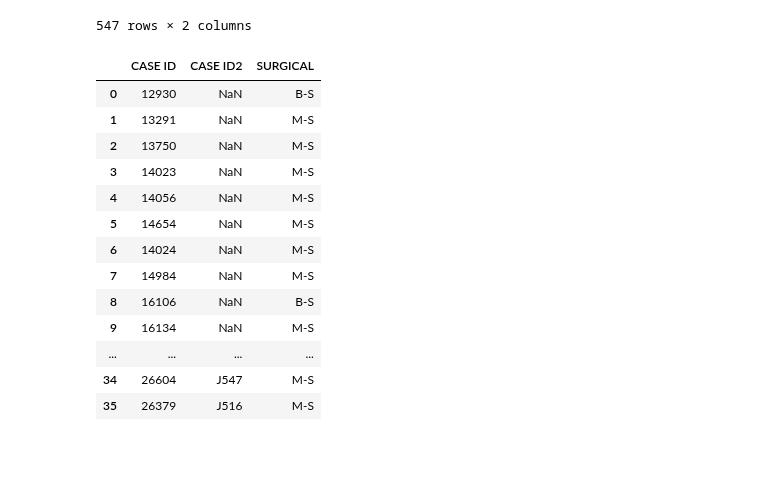
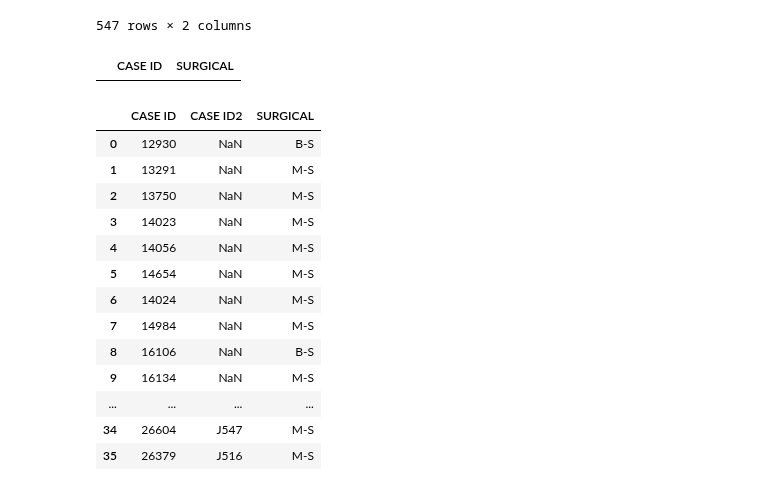
Before and after one commit to KristoferLintonReid/ultrasound-contrastivemodels, a Jupyter notebook: notebooks/data_preprocesing.ipynb, the cells around one changed output. Drawn from its saved outputs; the diff is of its cells as text; code cells hidden in the pictures; blank space fills up the shorter version.

```diff
--- a/notebooks/data_preprocesing.ipynb
+++ b/notebooks/data_preprocesing.ipynb
@@ -266,6 +266,11 @@ match_rad_df
 | 575 | 760 | M-S |
 | 576 | 765 | B-S |
 547 rows × 2 columns
+# %%
+dup_cases = match_rad_df["CASE ID"]
+match_rad_df[dup_cases.isin(dup_cases[dup_cases.duplicated()])].sort_values("CASE ID")
+# %% [output]
+|  | CASE ID | SURGICAL |
 # %%
 # Create DataFrame for surgical matching
 match_rna_dict = {"CASE ID": df_unpaired_rna["CASE ID"], "CASE ID2": df_unpaired_rna["CASE ID2"], "SURGICAL": df_unpaired_rna["SURGICAL"]}
```
Also changed, not shown: parts of 3 cells of this notebook, 1 other file.
